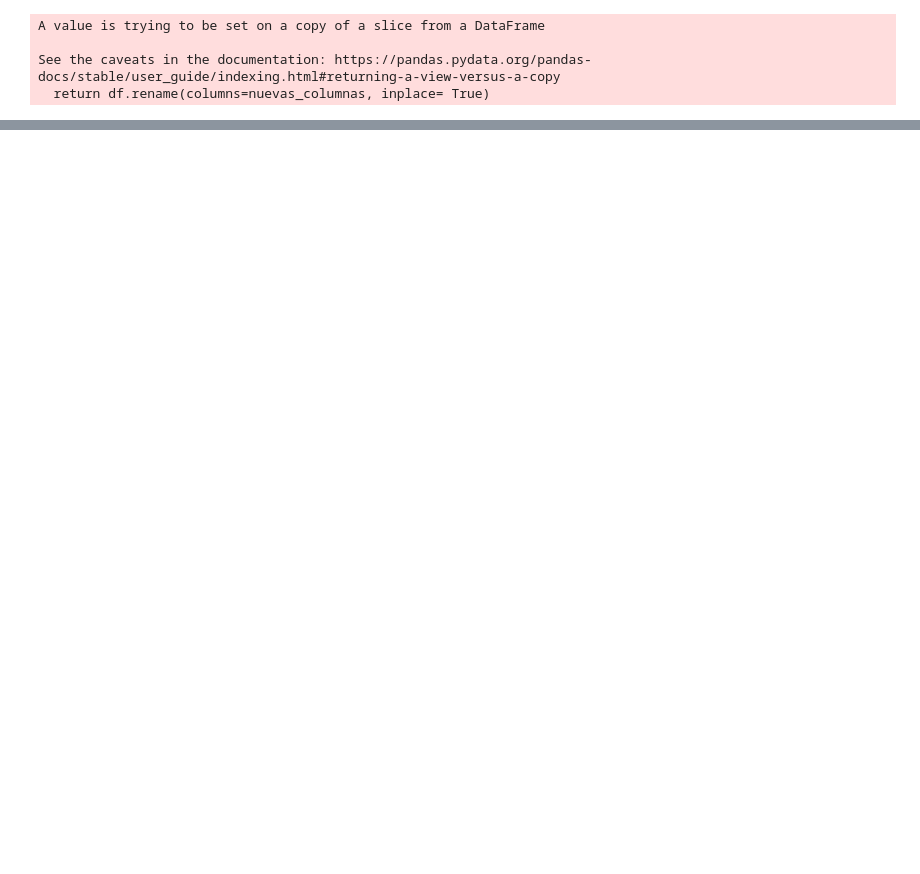
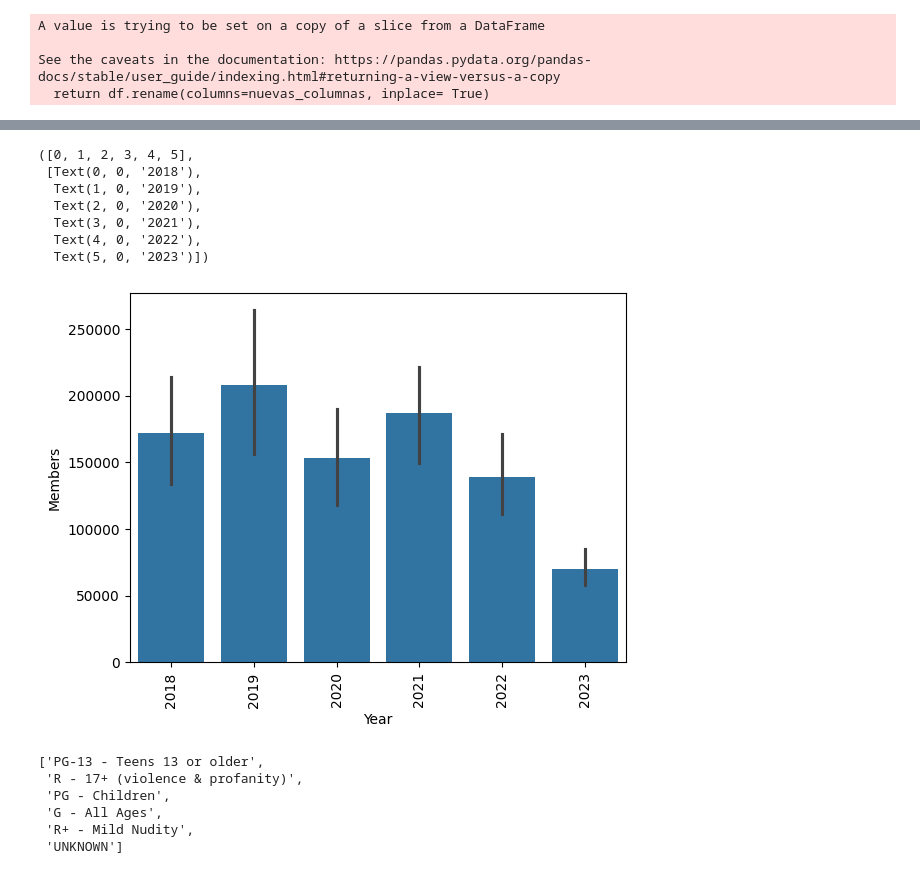
Before and after one commit to icorreald/promog-modulo4-sprint1-pairprogramming-maria_crespo-isabel_correal, a Jupyter notebook: isa_trabajo.ipynb, the cells around one changed output, grey strips where cells are left out. Saved outputs shown, nothing was run; the diff lists cells and outputs as text; code cells hidden in the pictures; blank space fills up the shorter version.

Commit message:
update visualizaciones

```diff
--- a/isa_trabajo.ipynb
+++ b/isa_trabajo.ipynb
@@ -187,0 +258,2 @@ df.tail()
+# %%
+df2.drop(columns='Duration', inplace=True)
@@ -187,0 +278,13 @@ df.tail()
+# %%
+def anio_estreno(valor):
+    try:
+        patron = r'\d{4}'
+        resultado = re.search(patron, valor)
+        anio = resultado.group()
+        return anio
+    except:
+        return np.nan
+# %%
+df2['Year'] = df2['Premiered'].apply(anio_estreno)
+
+df2.head()
@@ -187,0 +303,25 @@ df.tail()
+# %%
+df_test = df2[df2['Year'].isin(['2018', '2019', '2020', '2021', '2022', '2023'])]
+# %%
+sns.barplot(x='Year', y='Members', data=df_test, order=['2018', '2019', '2020', '2021', '2022', '2023'])
+plt.xticks(rotation=90)
+# %% [output]
+([0, 1, 2, 3, 4, 5],
+ [Text(0, 0, '2018'),
+  Text(1, 0, '2019'),
+  Text(2, 0, '2020'),
+  Text(3, 0, '2021'),
+  Text(4, 0, '2022'),
+  Text(5, 0, '2023')])
+[figure, added]
+# %%
+ratings = list(df_test['Rating'].unique())
+
+ratings
+# %% [output]
+['PG-13 - Teens 13 or older',
+ 'R - 17+ (violence & profanity)',
+ 'PG - Children',
+ 'G - All Ages',
+ 'R+ - Mild Nudity',
+ 'UNKNOWN']
```
Also changed, not shown: parts of 21 cells of this notebook.
